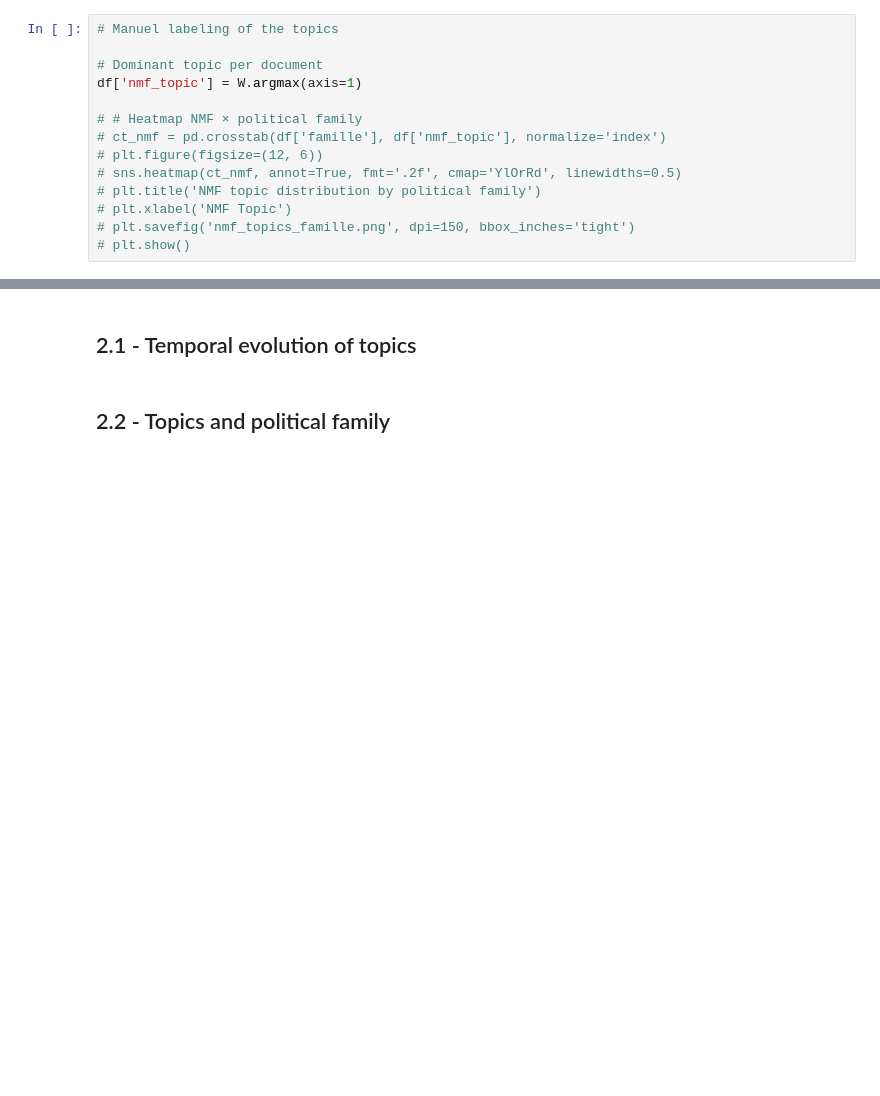
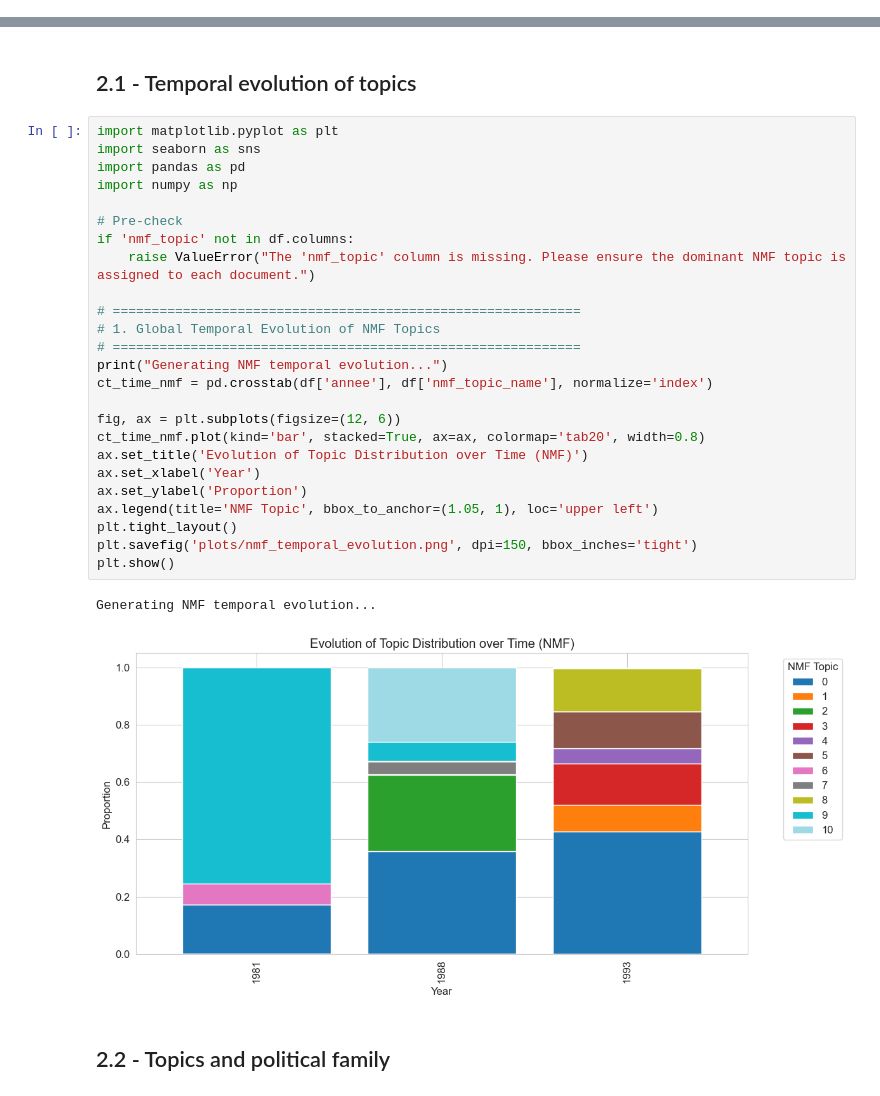
Before and after one commit to AntoineGilsonGH/nlp-archelec, a Jupyter notebook: 02_main.ipynb, the cells around one changed output, grey strips where cells are left out. Drawn from its saved outputs; the diff is of its cells as text; blank space fills up the shorter version.

```diff
--- a/02_main.ipynb
+++ b/02_main.ipynb
@@ -482,14 +526,0 @@ plt.show()
-# %%
-# Manuel labeling of the topics
-
-# Dominant topic per document
-df['nmf_topic'] = W.argmax(axis=1)
-
-# # Heatmap NMF × political family
-# ct_nmf = pd.crosstab(df['famille'], df['nmf_topic'], normalize='index')
-# plt.figure(figsize=(12, 6))
-# sns.heatmap(ct_nmf, annot=True, fmt='.2f', cmap='YlOrRd', linewidths=0.5)
-# plt.title('NMF topic distribution by political family')
-# plt.xlabel('NMF Topic')
-# plt.savefig('nmf_topics_famille.png', dpi=150, bbox_inches='tight')
-# plt.show()
@@ -564,5 +641,33 @@ print(f"""
 # 2 - Qualitative analysis, metadata x topics cross analysis
 # %% [markdown]
 ## 2.1 - Temporal evolution of topics
+# %%
+import matplotlib.pyplot as plt
+import seaborn as sns
+import pandas as pd
+import numpy as np
+
+# Pre-check
+if 'nmf_topic' not in df.columns:
+    raise ValueError("The 'nmf_topic' column is missing. Please ensure the dominant NMF topic is assigned to each document.")
+
+# ============================================================
+# 1. Global Temporal Evolution of NMF Topics
+# ============================================================
+print("Generating NMF temporal evolution...")
+ct_time_nmf = pd.crosstab(df['annee'], df['nmf_topic_name'], normalize='index')
+
+fig, ax = plt.subplots(figsize=(12, 6))
+ct_time_nmf.plot(kind='bar', stacked=True, ax=ax, colormap='tab20', width=0.8)
+ax.set_title('Evolution of Topic Distribution over Time (NMF)')
+ax.set_xlabel('Year')
+ax.set_ylabel('Proportion')
+ax.legend(title='NMF Topic', bbox_to_anchor=(1.05, 1), loc='upper left')
+plt.tight_layout()
+plt.savefig('plots/nmf_temporal_evolution.png', dpi=150, bbox_inches='tight')
+plt.show()
+# %% [output]
+Generating NMF temporal evolution...
+[figure, added]
 # %% [markdown]
 ## 2.2 - Topics and political family
```
Also changed, not shown: parts of 23 cells of this notebook, 15 other files.
